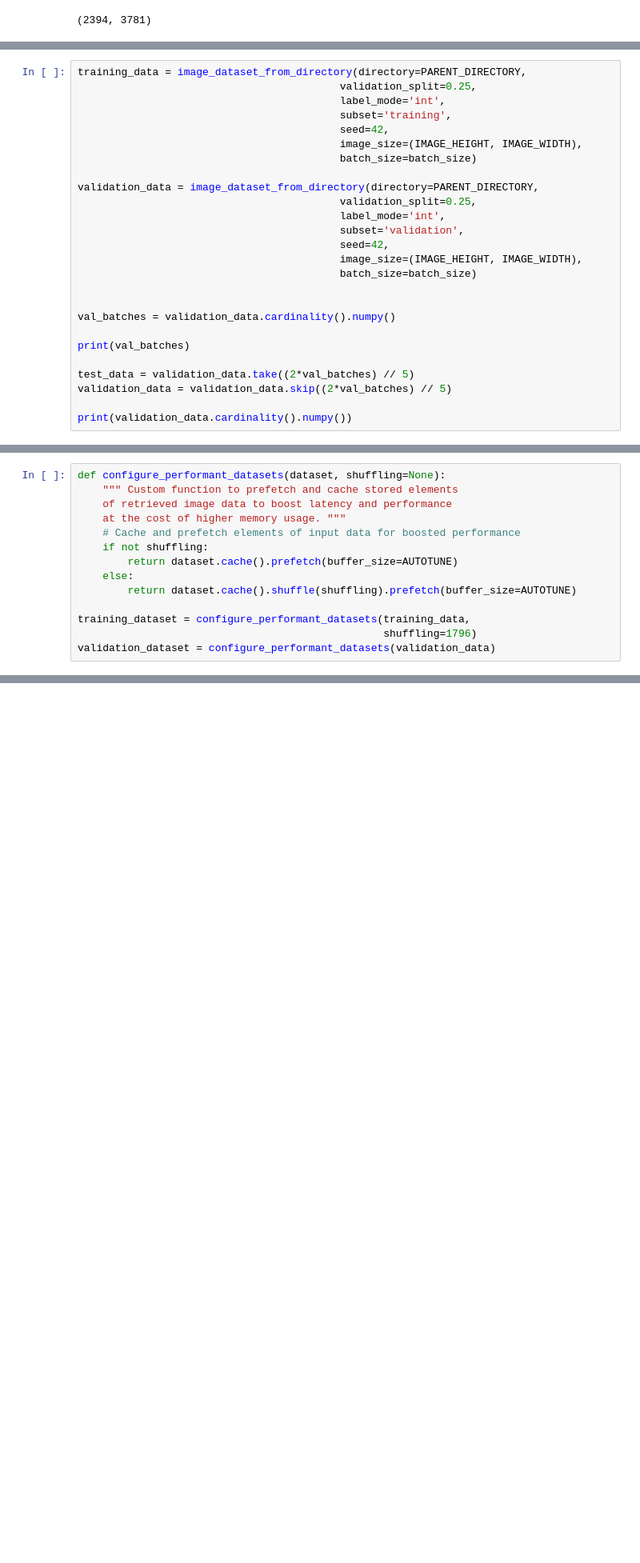
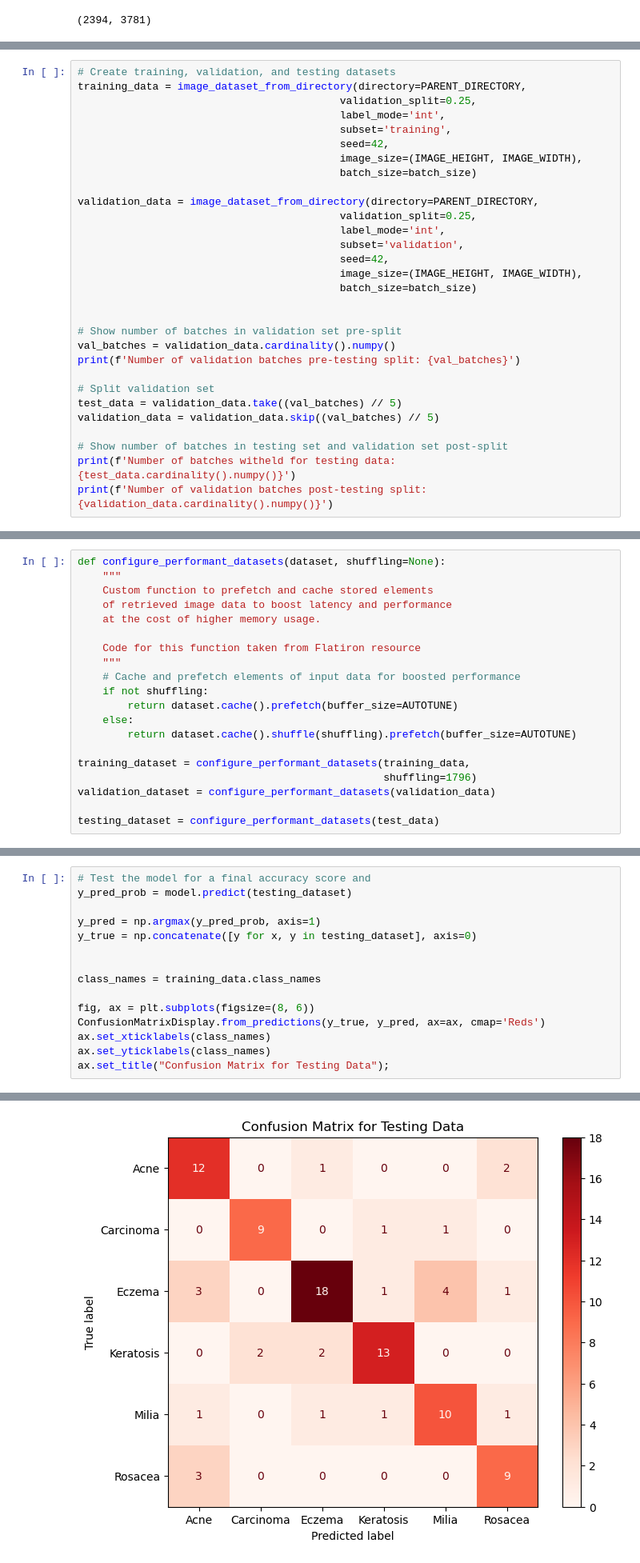
Before and after one commit to TrinityGahagen2K/skin-condition-classification, a Jupyter notebook: skin_condition_technical_modeling.ipynb, the cells around one changed output, grey strips where cells are left out. Shown: that part at 80% size. Saved outputs shown, nothing was run; the diff lists cells and outputs as text; blank space fills up the shorter version.

Commit message:
Finished modeling notebook, added comments/markdown to both notebooks for clarity

```diff
--- a/skin_condition_technical_modeling.ipynb
+++ b/skin_condition_technical_modeling.ipynb
@@ -687,4 +781,5 @@ batch_size = 32
 # %%
+# Create training, validation, and testing datasets
 training_data = image_dataset_from_directory(directory=PARENT_DIRECTORY,
                                           validation_split=0.25,
                                           label_mode='int',
@@ -702,14 +797,17 @@ validation_data = image_dataset_from_directory(directory=PARENT_DIRECTORY,
                                           batch_size=batch_size)
 
 
+# Show number of batches in validation set pre-split
 val_batches = validation_data.cardinality().numpy()
+print(f'Number of validation batches pre-testing split: {val_batches}')
 
-print(val_batches)
+# Split validation set
+test_data = validation_data.take((val_batches) // 5)
+validation_data = validation_data.skip((val_batches) // 5)
 
-test_data = validation_data.take((2*val_batches) // 5)
-validation_data = validation_data.skip((2*val_batches) // 5)
-
-print(validation_data.cardinality().numpy())
+# Show number of batches in testing set and validation set post-split
+print(f'Number of batches witheld for testing data: {test_data.cardinality().numpy()}')
+print(f'Number of validation batches post-testing split: {validation_data.cardinality().numpy()}')
 # %% [output]
 Found 2394 files belonging to 6 classes.
 Using 1796 files for training.
@@ -720,8 +819,12 @@ Using 598 files for validation.
 # %%
 def configure_performant_datasets(dataset, shuffling=None):
-    """ Custom function to prefetch and cache stored elements
+    """
+    Custom function to prefetch and cache stored elements
     of retrieved image data to boost latency and performance
-    at the cost of higher memory usage. """
+    at the cost of higher memory usage.
+
+    Code for this function taken from Flatiron resource
+    """
     # Cache and prefetch elements of input data for boosted performance
     if not shuffling:
         return dataset.cache().prefetch(buffer_size=AUTOTUNE)
@@ -731,4 +834,6 @@ def configure_performant_datasets(dataset, shuffling=None):
 training_dataset = configure_performant_datasets(training_data,
                                                  shuffling=1796)
 validation_dataset = configure_performant_datasets(validation_data)
+
+testing_dataset = configure_performant_datasets(test_data)
 # %%
@@ -851,0 +1019,16 @@ model.evaluate(test_data)
+# %%
+# Test the model for a final accuracy score and
+y_pred_prob = model.predict(testing_dataset)
+
+y_pred = np.argmax(y_pred_prob, axis=1)
+y_true = np.concatenate([y for x, y in testing_dataset], axis=0)
+
+
+class_names = training_data.class_names
+
+fig, ax = plt.subplots(figsize=(8, 6))
+ConfusionMatrixDisplay.from_predictions(y_true, y_pred, ax=ax, cmap='Reds')
+ax.set_xticklabels(class_names)
+ax.set_yticklabels(class_names)
+ax.set_title("Confusion Matrix for Testing Data");
+# %% [output]
@@ -851,0 +1036 @@ model.evaluate(test_data)
+[figure, added]
```
Also changed, not shown: parts of 59 cells of this notebook, 1 other file.
